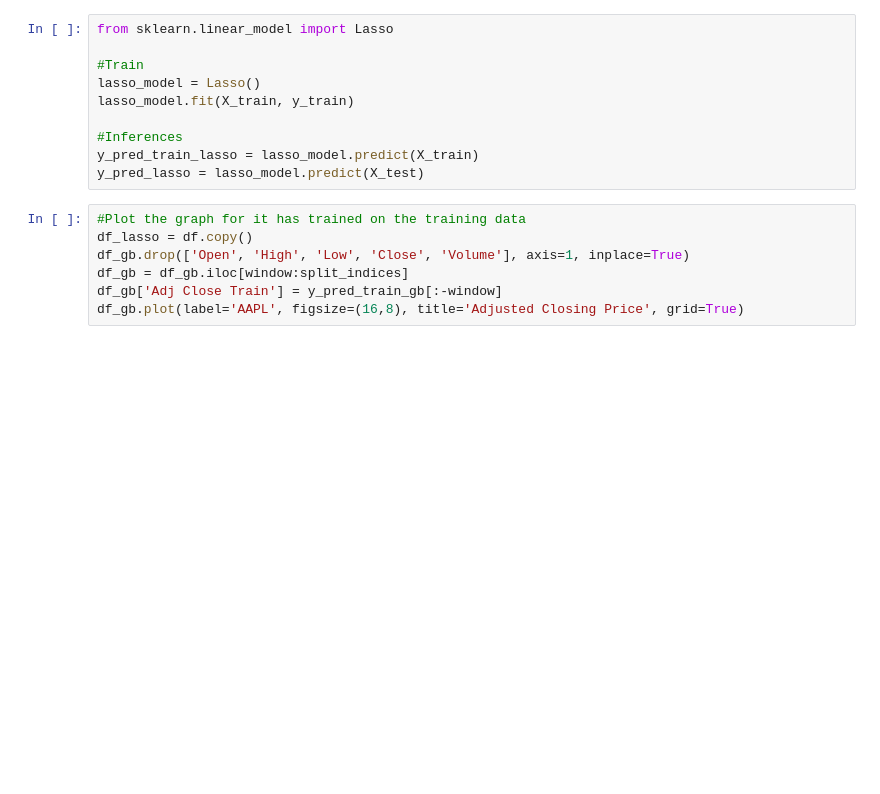
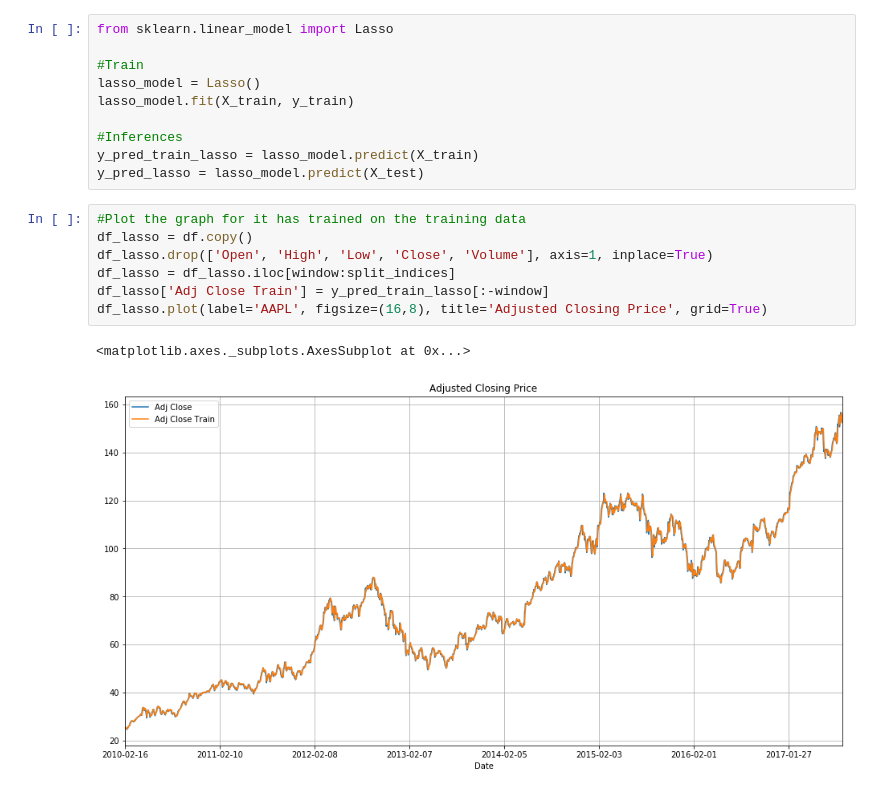
Before and after one commit to curiousnish/Stock_Prediction, a Jupyter notebook: Stock_Prediction.ipynb, the cells around one changed output. Cells and saved outputs as stored; diff of their text form; blank space fills up the shorter version.

```diff
--- a/Stock_Prediction.ipynb
+++ b/Stock_Prediction.ipynb
@@ -185,7 +185,10 @@ y_pred_lasso = lasso_model.predict(X_test)
 # %%
 #Plot the graph for it has trained on the training data
 df_lasso = df.copy()
-df_gb.drop(['Open', 'High', 'Low', 'Close', 'Volume'], axis=1, inplace=True)
-df_gb = df_gb.iloc[window:split_indices]
-df_gb['Adj Close Train'] = y_pred_train_gb[:-window]
-df_gb.plot(label='AAPL', figsize=(16,8), title='Adjusted Closing Price', grid=True)
+df_lasso.drop(['Open', 'High', 'Low', 'Close', 'Volume'], axis=1, inplace=True)
+df_lasso = df_lasso.iloc[window:split_indices]
+df_lasso['Adj Close Train'] = y_pred_train_lasso[:-window]
+df_lasso.plot(label='AAPL', figsize=(16,8), title='Adjusted Closing Price', grid=True)
+# %% [output]
+<matplotlib.axes._subplots.AxesSubplot at 0x...>
+[figure, added]
```
Also changed, not shown: parts of 1 cell of this notebook.
